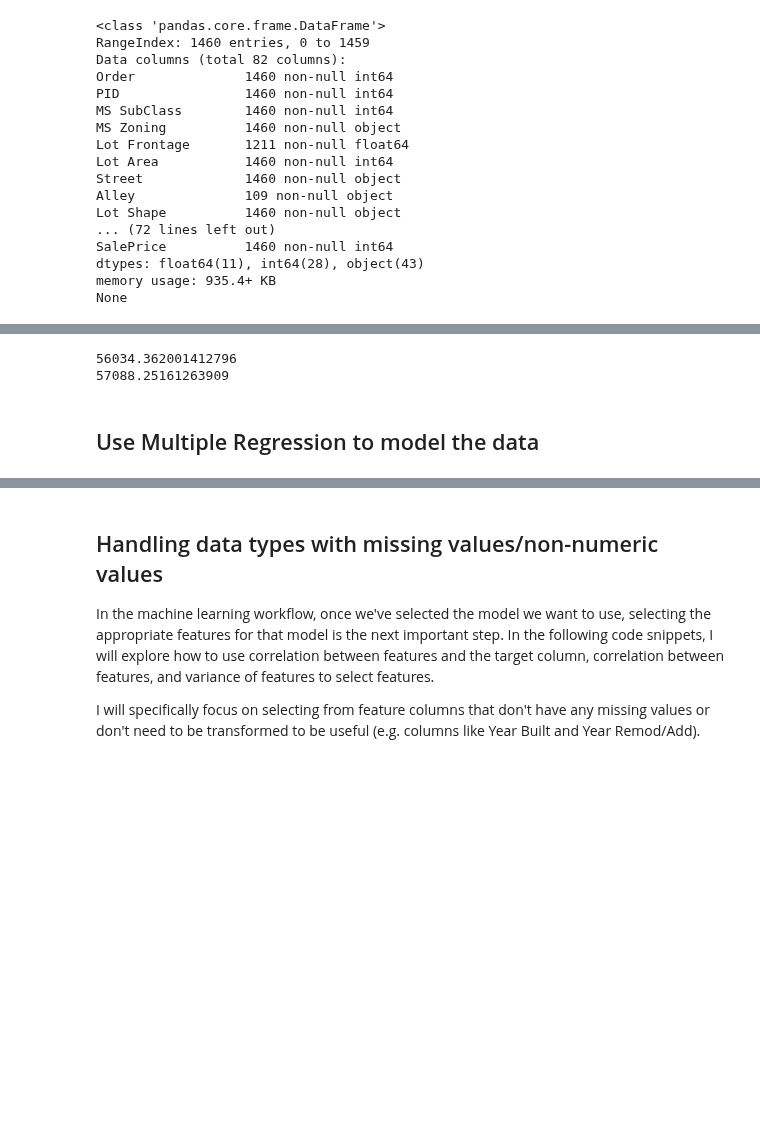
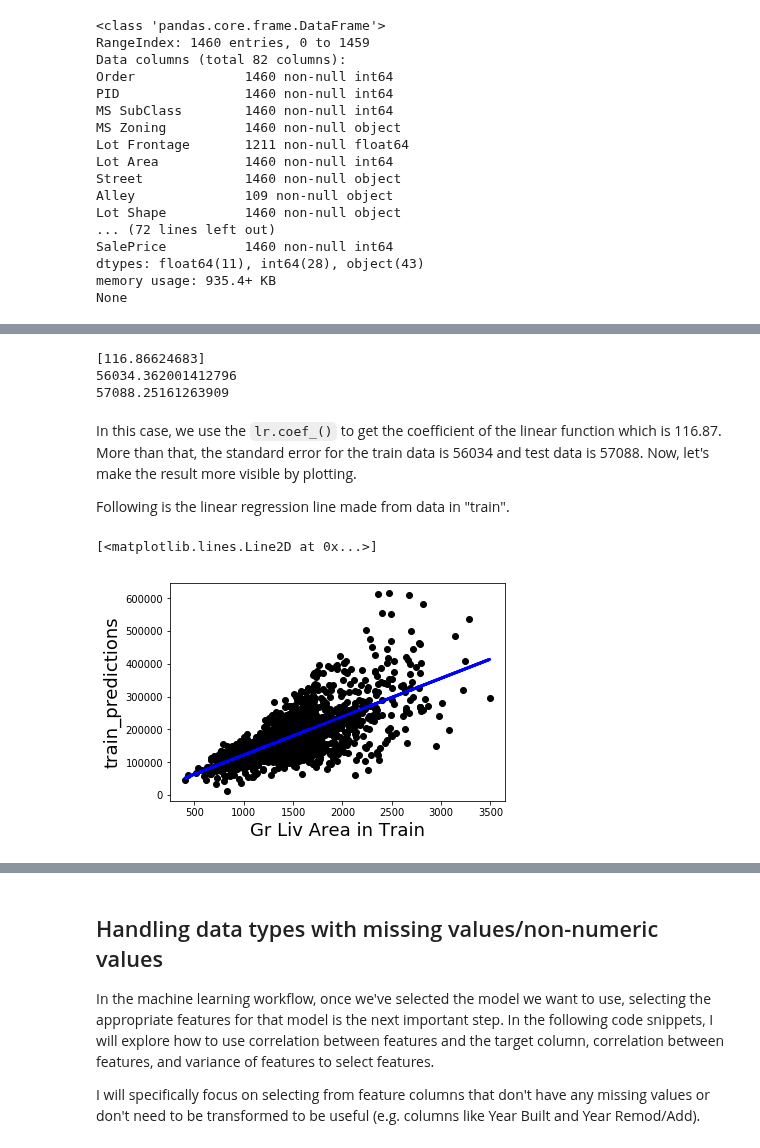
Before and after one commit to leondonglh/PCAresearch, a Jupyter notebook: linearregression.ipynb, the cells around one changed output, grey strips where cells are left out. Cells and saved outputs as stored; diff of their text form; code cells hidden in the pictures; blank space fills up the shorter version.

```diff
--- a/linearregression.ipynb
+++ b/linearregression.ipynb
@@ -70,11 +74,24 @@ test_mse = mean_squared_error(test_predictions, test['SalePrice'])
 train_rmse = np.sqrt(train_mse)
 test_rmse = np.sqrt(test_mse)
 
-
+print(lr.coef_)
 print(train_rmse)
 print(test_rmse)
 # %% [output]
+[116.86624683]
 56034.362001412796
 57088.25161263909
-# %% [markdown]
-## Use Multiple Regression to model the data
+# %% [markdown]
+In this case, we use the `lr.coef_()` to get the coefficient of the linear function which is 116.87. More than that, the standard error for the train data is 56034 and test data is 57088. Now, let's make the result more visible by plotting.
+
+Following is the linear regression line made from data in "train".
+# %%
+import matplotlib.pyplot as plt
+plt.scatter(train[['Gr Liv Area']], train[['SalePrice']],  color='black')
+plt.xlabel('Gr Liv Area in Train', fontsize = '18')
+plt.ylabel('train_predictions' ,fontsize = '18')
+trainPlot =plt.plot(train[['Gr Liv Area']], train_predictions, color='blue', linewidth=3)
+trainPlot
+# %% [output]
+[<matplotlib.lines.Line2D at 0x...>]
+[figure, added]
```
Also changed, not shown: parts of 16 cells of this notebook.
